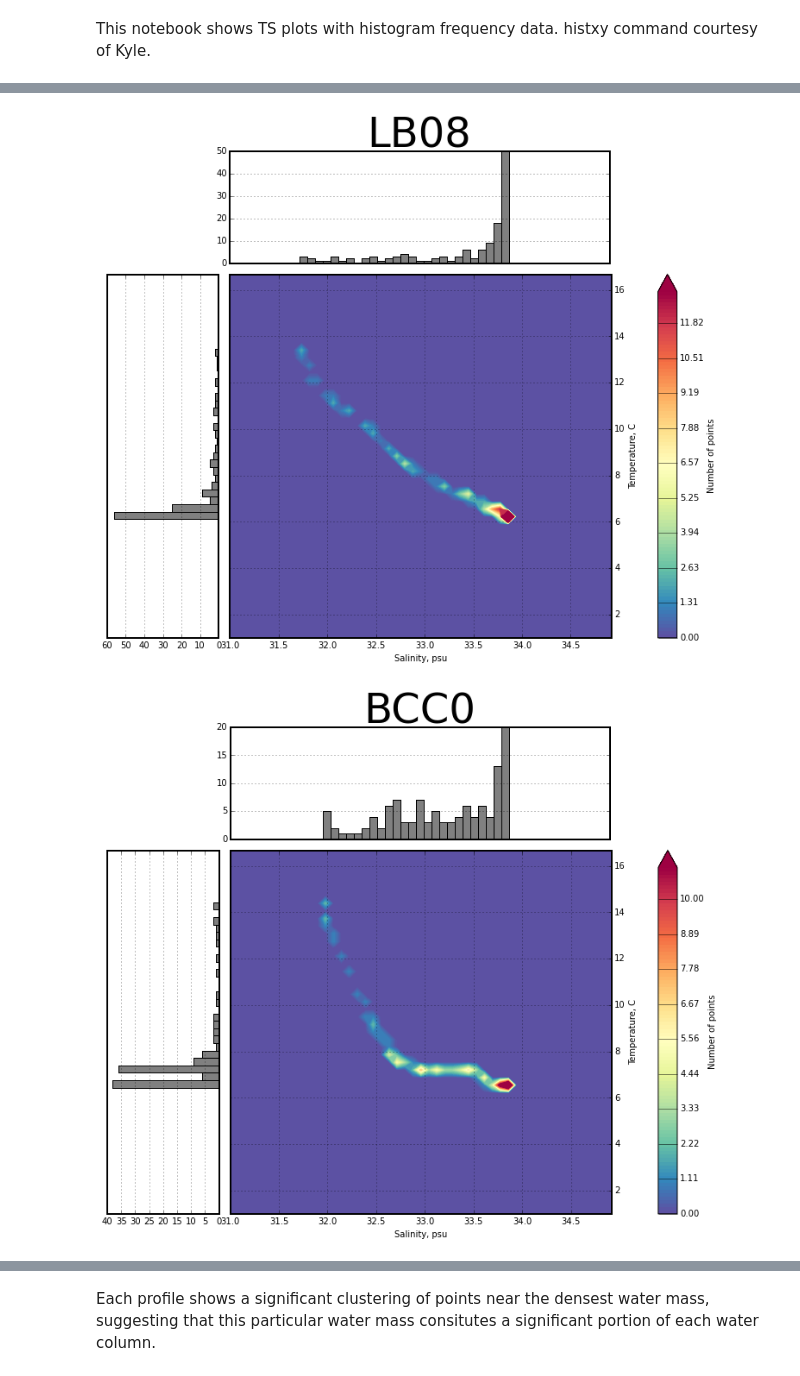
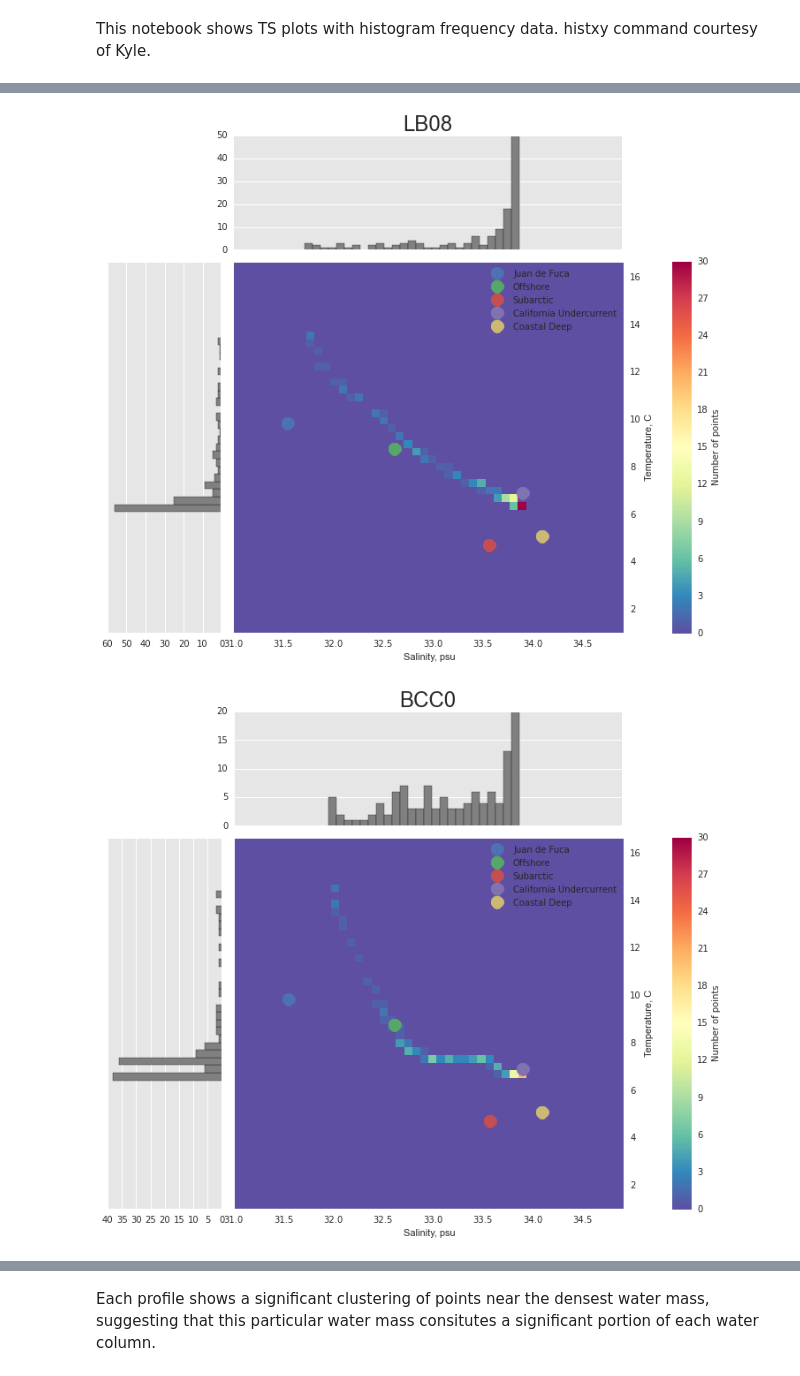
Before and after one commit to UBC-MOAD/falkor, a Jupyter notebook: Rob_Notebooks/hist_TS.ipynb, the cells around one changed output, grey strips where cells are left out. Cells and saved outputs as stored; diff of their text form; code cells hidden in the pictures.

```diff
--- a/Rob_Notebooks/hist_TS.ipynb
+++ b/Rob_Notebooks/hist_TS.ipynb
@@ -12,3 +3,22 @@ DIRECTORY = '/ocean/sallen/allen/research/Falkor/CTD_GG'
+# %%
+import os
+import numpy as np
+import matplotlib.pyplot as plt
+import seaborn as sns
+from mpl_toolkits.axes_grid1 import make_axes_locatable
+
+DIRECTORY = '/ocean/sallen/allen/research/Falkor/CTD_GG'
+
+mackas = {}
+mackas['Sources']=['Juan de Fuca','Offshore','Subarctic','California Undercurrent','Coastal Deep']
+mackas['Salinity']=[31.55,32.62,33.57,33.90,34.10]
+mackas['Temperature']=[9.84,8.75,4.70,6.90,5.10]
+mackas['Nitrate']=[24.68,7.63,29.00,33.40,40.00]
+mackas['Phosphate']=[2.19,1.11,2.30,2.65,3.20]
+mackas['Oxygen']=[5.26,6.20,4.65,2.10,0.50]
+mackas['Silicate']=[41.76,12.55,48.00,52.00,90.00]
+
+%matplotlib inline
 # %%
 def extract_quantities(line):
     index = np.int(line.partition(' ')[0])-1
@@ -65,10 +115,11 @@ def get_ctd_dat(fnm):
 # %%
-def hist2dxy(hist_x, hist_y, Xnum, Ynum, clevs, CMap='Spectral_r'):
+def hist2dxy(hist_x, hist_y, Xnum, Ynum, clevs, CMap='Spectral_r',Xlim=[31,35],Ylim=[1,17]):
+    sns.set_style("darkgrid", {"grid.linewidth": .5, "axes.facecolor": ".9"})
     #Xlim=[np.nanmin(hist_x)-0.5, np.nanmax(hist_x)+0.5]
-    Xlim=[31,35]
+    #Xlim=[31,35]
     Xbins=np.linspace(Xlim[0], Xlim[1], Xnum, dtype=np.float)
     #Ylim=[np.nanmin(hist_y)-0.5, np.nanmax(hist_y)+0.5]
-    Ylim=[1,17]
+    #Ylim=[1,17]
     Ybins=np.linspace(Ylim[0], Ylim[1], Ynum, dtype=np.float)
     H, y_edges, x_edges = np.histogram2d(hist_y, hist_x, bins=(Ybins, Xbins))
     X, Y = np.meshgrid(x_edges[:-1], y_edges[:-1])
@@ -95,11 +146,12 @@ def hist2dxy(hist_x, hist_y, Xnum, Ynum, clevs, CMap='Spectral_r'):
     # grid and frame
     axMain.grid() # grid on
     [i.set_linewidth(2) for i in axMain.spines.itervalues()] # a bold frame
-    CS=axMain.contourf(X, Y, H, clevs, cmap=CMap, extend='max') # 2-D histgram
+    #CS=axMain.contourf(X, Y, H, clevs, cmap=CMap, extend='max') # 2-D histgram
+    CS=axMain.pcolormesh(X, Y, H, cmap=CMap,vmax=clevs[-1])#, extend='max') # 2-D histgram
     CAx=divider.append_axes('right', size='5%', pad=0.75)
     CBar=plt.colorbar(CS, cax=CAx)
     CBar.set_label('Number of points', fontsize=10)
-    CBar.ax.tick_params(axis='y', length=22.5)
+    #CBar.ax.tick_params(axis='y', length=22.5)
     # ========== Hist-x ========== #
     axHistx=plt.axes(rect_histx)
     axHistx.hist(hist_x, bins=Xbins, color='gray')
@@ -108,7 +160,7 @@ def hist2dxy(hist_x, hist_y, Xnum, Ynum, clevs, CMap='Spectral_r'):
     # scientific notation for x, y-axis
     plt.ticklabel_format(style='sci', axis='both')#, scilimits=(0,0))
     [i.set_linewidth(2) for i in axHistx.spines.itervalues()]
-    axHistx.grid()
+    #axHistx.grid()
     # ========== Hist-y ========== #
     axHisty = plt.axes(rect_histy)
     axHisty.hist(hist_y, bins=Ybins, color='gray', orientation='horizontal')
@@ -117,6 +169,6 @@ def hist2dxy(hist_x, hist_y, Xnum, Ynum, clevs, CMap='Spectral_r'):
     axHisty.axes.get_yaxis().set_visible(False)
     plt.ticklabel_format(style='sci', axis='both')#, scilimits=(0,0))
     [i.set_linewidth(2) for i in axHisty.spines.itervalues()]
-    axHisty.grid()
+    #axHisty.grid()
 
     return axMain, axHistx, axHisty
@@ -129,11 +184,17 @@ for count,filename in enumerate(sorted(filenames)):
     #plt.subplot(3,3,count+1)
     Xhist_cnt = 50
     Yhist_cnt = 50
-    max_cnt = len(thedata[index['Salinity'],:])/(Xhist_cnt/5)
+    max_cnt = 30 #len(thedata[index['Salinity'],:])/(Xhist_cnt/5)
 
     (axmain,axhistx,axhisty)=hist2dxy(thedata[index['Salinity'],:],thedata[index['Temperature'],:],Xhist_cnt,Yhist_cnt,np.linspace(0,1,100)*max_cnt)
 
-    axhistx.set_title(station,fontsize=48)
+    axhistx.set_title(station,fontsize=24)
+
+    for ii in range(0,len(mackas['Salinity'])):
+        axmain.plot(mackas['Salinity'][ii],mackas['Temperature'][ii],'o',ms=15,label=mackas['Sources'][ii])
+    axmain.legend()
+    #axmain.plot(33.9,6.9, s=80, marker='o', edgecolor='black', linewidth='1')
+    #axmain.plot(31.55,9.84, s=80, marker='o', edgecolor='black', linewidth='1')
     axmain.set_xlabel('Salinity, psu')
     axmain.set_ylabel('Temperature, C')
     plt.show()
@@ -142,2 +203,2 @@ for count,filename in enumerate(sorted(filenames)):
-[figure, old version]
+[figure, new version]
-[figure, old version]
+[figure, new version]
```
Also changed, not shown: parts of 8 cells of this notebook, 1 other file.
